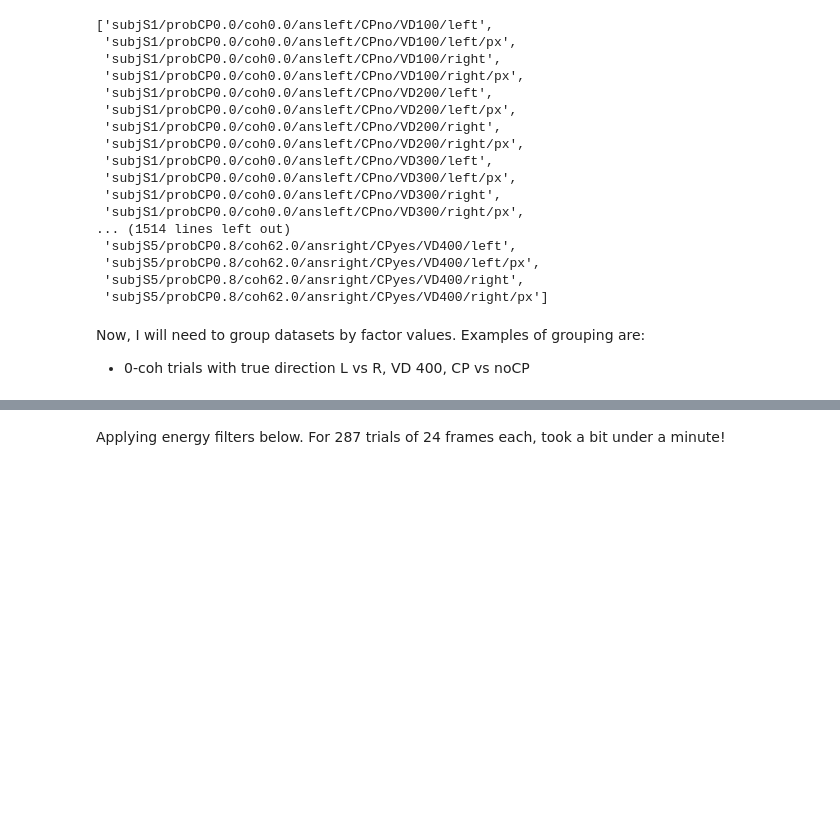
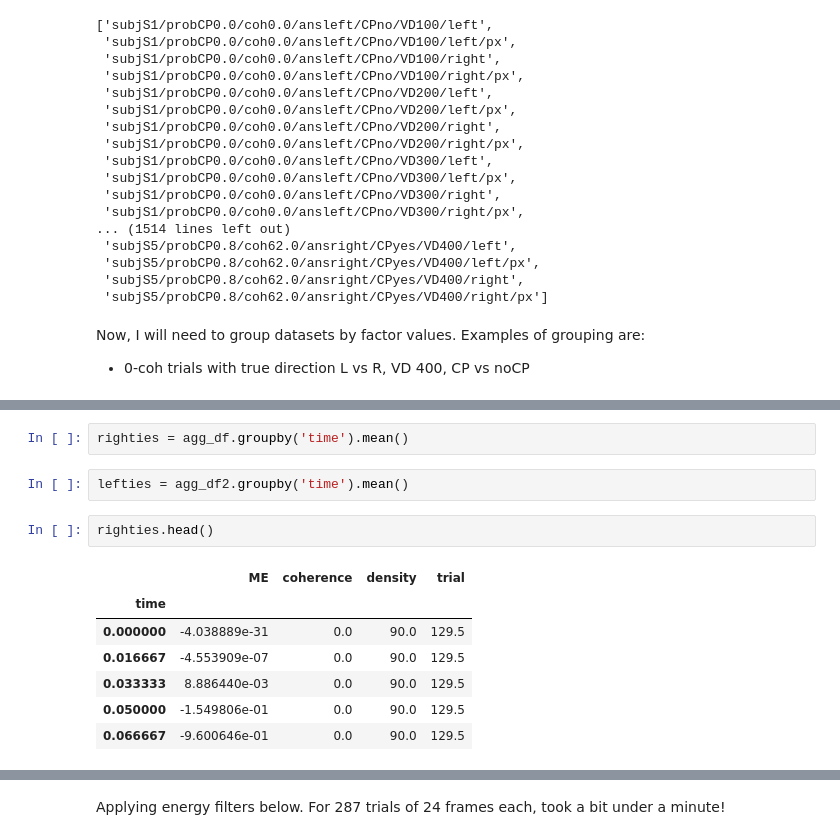
Before and after one commit to aernesto/motion_energy_Adrian, a Jupyter notebook: Python/notebooks/ME_pilot_summer_2019_II.ipynb, the cells around one changed output, grey strips where cells are left out. Saved outputs shown, nothing was run; the diff lists cells and outputs as text; blank space fills up the shorter version.

```diff
--- a/Python/notebooks/ME_pilot_summer_2019_II.ipynb
+++ b/Python/notebooks/ME_pilot_summer_2019_II.ipynb
@@ -204,0 +204,14 @@ min # of frames 25
+# %%
+righties = agg_df.groupby('time').mean()
+# %%
+lefties = agg_df2.groupby('time').mean()
+# %%
+righties.head()
+# %% [output]
+|  | ME | coherence | density | trial |
+| time |  |  |  |  |
+| 0.000000 | -4.038889e-31 | 0.0 | 90.0 | 129.5 |
+| 0.016667 | -4.553909e-07 | 0.0 | 90.0 | 129.5 |
+| 0.033333 | 8.886440e-03 | 0.0 | 90.0 | 129.5 |
+| 0.050000 | -1.549806e-01 | 0.0 | 90.0 | 129.5 |
+| 0.066667 | -9.600646e-01 | 0.0 | 90.0 | 129.5 |
```
Also changed, not shown: parts of 7 cells of this notebook.
